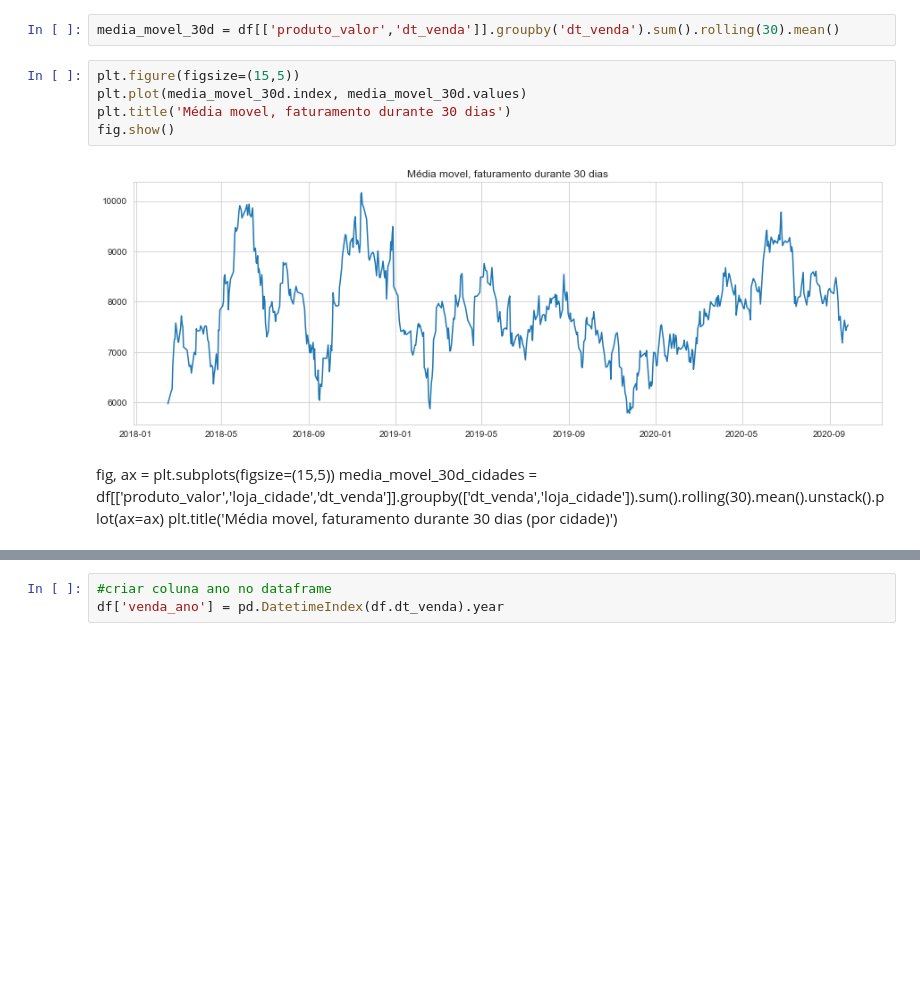
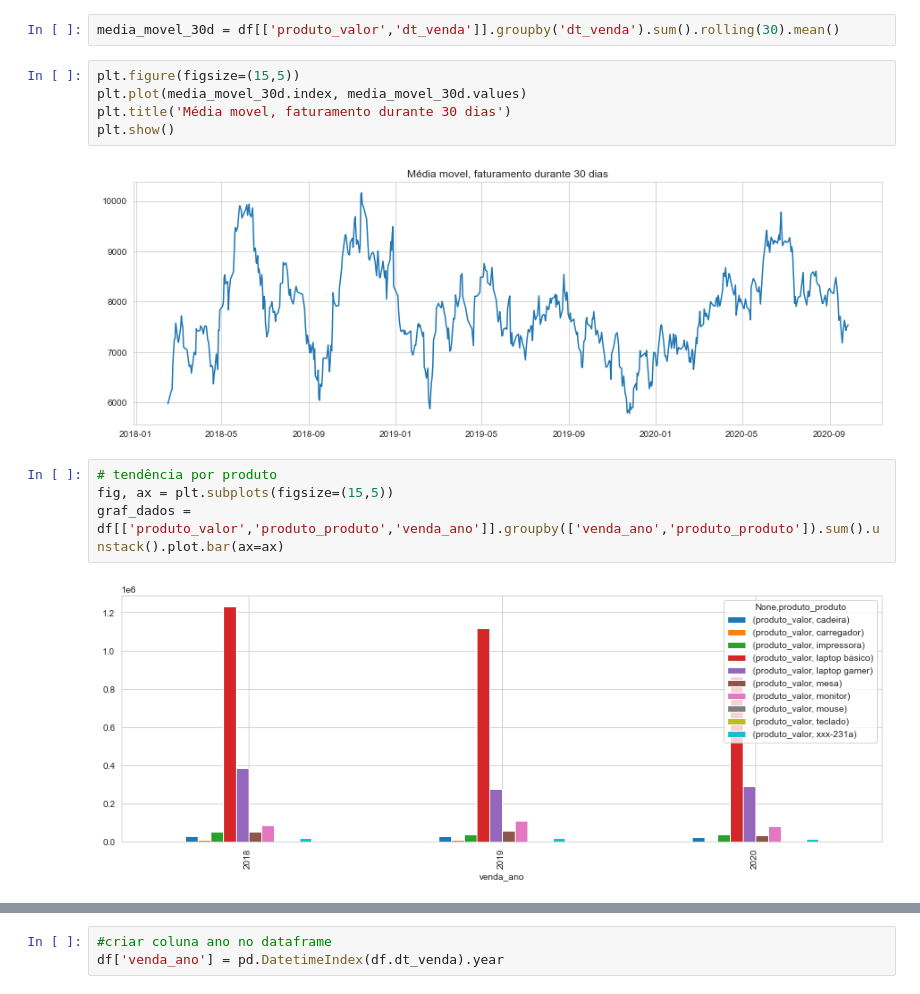
Before and after one commit to italocreator/heros-journey, a Jupyter notebook: Projeto_20211115/202111115_tratamento/5-Analises_Insights/20211115_Analises.ipynb, the cells around one changed output, grey strips where cells are left out. Saved outputs shown, nothing was run; the diff lists cells and outputs as text; blank space fills up the shorter version.

```diff
--- a/Projeto_20211115/202111115_tratamento/5-Analises_Insights/20211115_Analises.ipynb
+++ b/Projeto_20211115/202111115_tratamento/5-Analises_Insights/20211115_Analises.ipynb
@@ -538,10 +538,12 @@ media_movel_30d = df[['produto_valor','dt_venda']].groupby('dt_venda').sum().rol
 plt.figure(figsize=(15,5))
 plt.plot(media_movel_30d.index, media_movel_30d.values)
 plt.title('Média movel, faturamento durante 30 dias')
-fig.show()
+plt.show()
 # %% [output]
 [figure]
-# %% [markdown]
-fig, ax = plt.subplots(figsize=(15,5))
-media_movel_30d_cidades = df[['produto_valor','loja_cidade','dt_venda']].groupby(['dt_venda','loja_cidade']).sum().rolling(30).mean().unstack().plot(ax=ax)
-plt.title('Média movel, faturamento durante 30 dias (por cidade)')
+# %%
+# tendência por produto
+fig, ax = plt.subplots(figsize=(15,5))
+graf_dados = df[['produto_valor','produto_produto','venda_ano']].groupby(['venda_ano','produto_produto']).sum().unstack().plot.bar(ax=ax)
+# %% [output]
+[figure, added]
```
Also changed, not shown: parts of 7 cells of this notebook.
